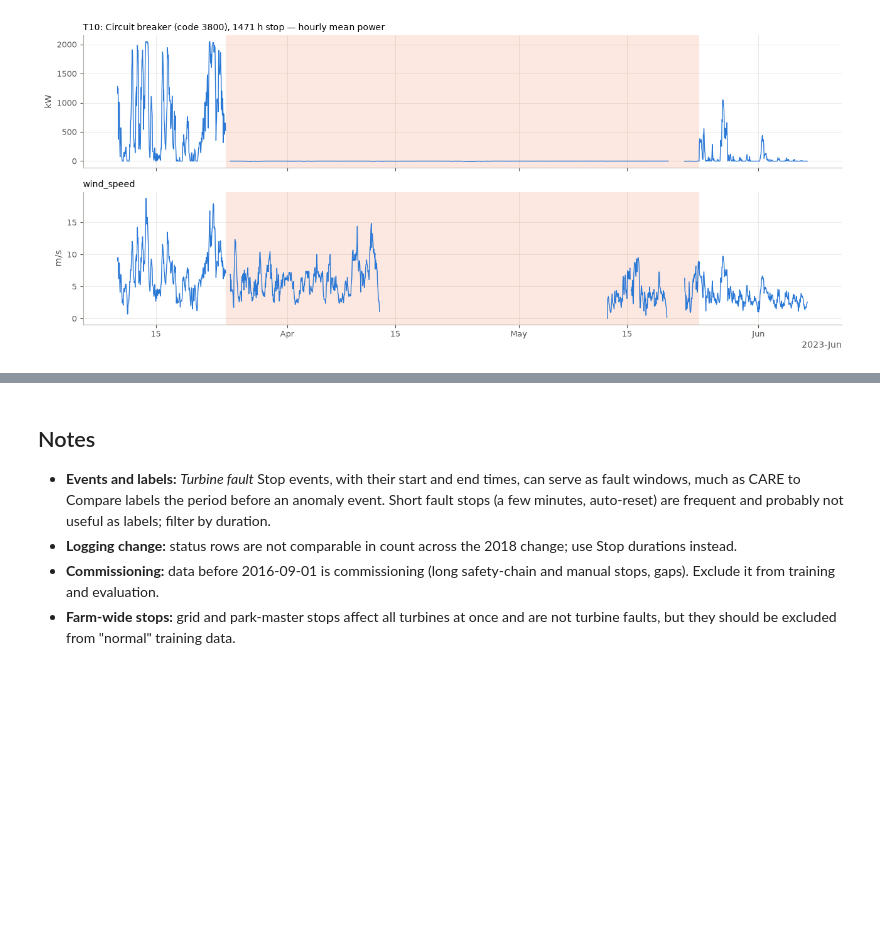
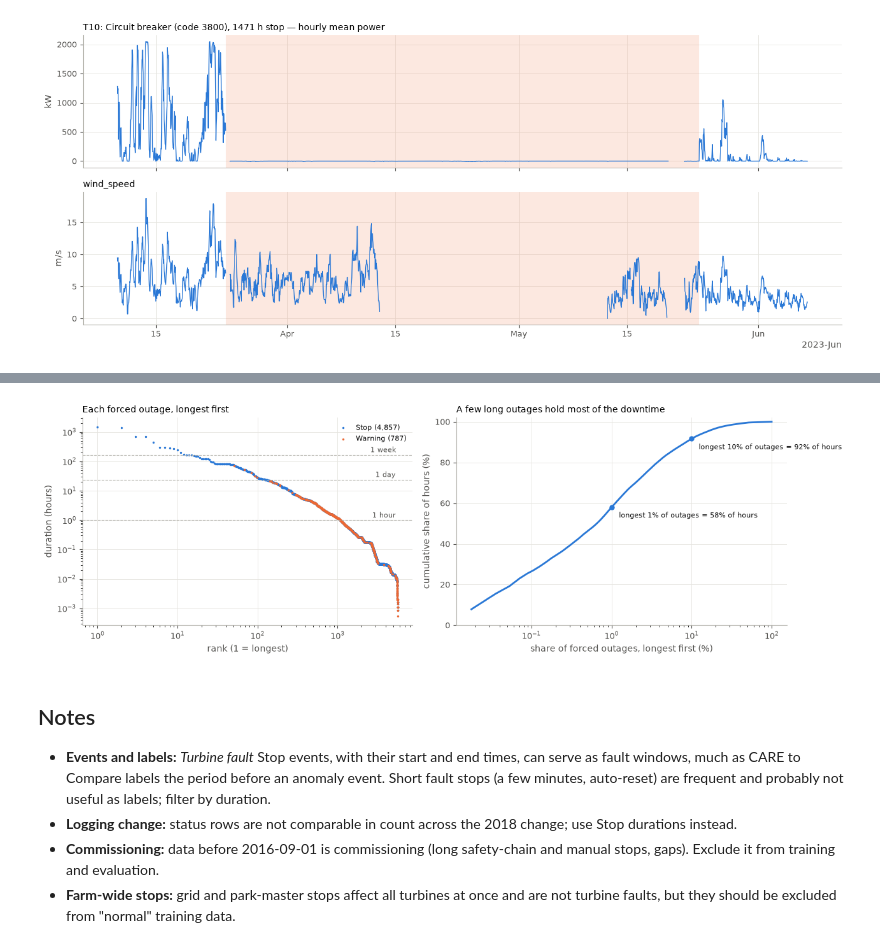
Before and after one commit to bacon274/windAnalysis, a Jupyter notebook: eda_penmanshiel.ipynb, the cells around one changed output, grey strips where cells are left out. Saved outputs shown, nothing was run; the diff lists cells and outputs as text; code cells hidden in the pictures; blank space fills up the shorter version.

```diff
--- a/eda_penmanshiel.ipynb
+++ b/eda_penmanshiel.ipynb
@@ -581,3 +631,41 @@ plt.show()
+# %%
+# Duration of every forced outage (longest first), and how the hours concentrate in the longest ones.
+fig, axes = plt.subplots(1, 2, figsize=(13, 4.2))
+ax = axes[0]
+rank = np.arange(1, len(fo) + 1)
+for k, st in enumerate(["Stop", "Warning"]):
+    m = (fo["status"] == st).to_numpy()
+    ax.scatter(rank[m], fo_hours[m], s=6, lw=0, color=PALETTE[k], label=f"{st} ({m.sum():,})")
+for h, txt in [(1, "1 hour"), (24, "1 day"), (24 * 7, "1 week")]:
+    ax.axhline(h, color=AXIS, lw=0.8, ls="--")
+    ax.annotate(txt, (rank[-1], h), xytext=(-2, 3), textcoords="offset points", ha="right", fontsize=8, color=MUTED)
+ax.set_xscale("log")
+ax.set_yscale("log")
+ax.set_xlabel("rank (1 = longest)", color=MUTED)
+ax.set_ylabel("duration (hours)", color=MUTED)
+ax.set_title("Each forced outage, longest first", loc="left", fontsize=10)
+ax.legend(fontsize=8, frameon=False)
+style_ax(ax)
+
+ax = axes[1]
+share_rows = rank / len(fo)
+share_hours = fo_hours.cumsum().to_numpy() / fo_hours.sum()
+ax.plot(share_rows * 100, share_hours * 100, color=PALETTE[0], lw=2)
+for f in (0.01, 0.1):
+    i = int(np.ceil(f * len(fo))) - 1
+    ax.plot(share_rows[i] * 100, share_hours[i] * 100, "o", color=PALETTE[0], ms=5)
+    ax.annotate(f"longest {f:.0%} of outages = {share_hours[i]:.0%} of hours", (share_rows[i] * 100, share_hours[i] * 100),
+                xytext=(8, -12), textcoords="offset points", fontsize=8, color=INK)
+ax.set_xscale("log")
+ax.set_xlabel("share of forced outages, longest first (%)", color=MUTED)
+ax.set_ylabel("cumulative share of hours (%)", color=MUTED)
+ax.set_ylim(0, 102)
+ax.set_title("A few long outages hold most of the downtime", loc="left", fontsize=10)
+style_ax(ax)
+fig.tight_layout()
+plt.show()
+# %% [output]
+[figure, added]
 # %% [markdown]
 ## Notes
 
```
Also changed, not shown: parts of 6 cells of this notebook, 3 other files.
